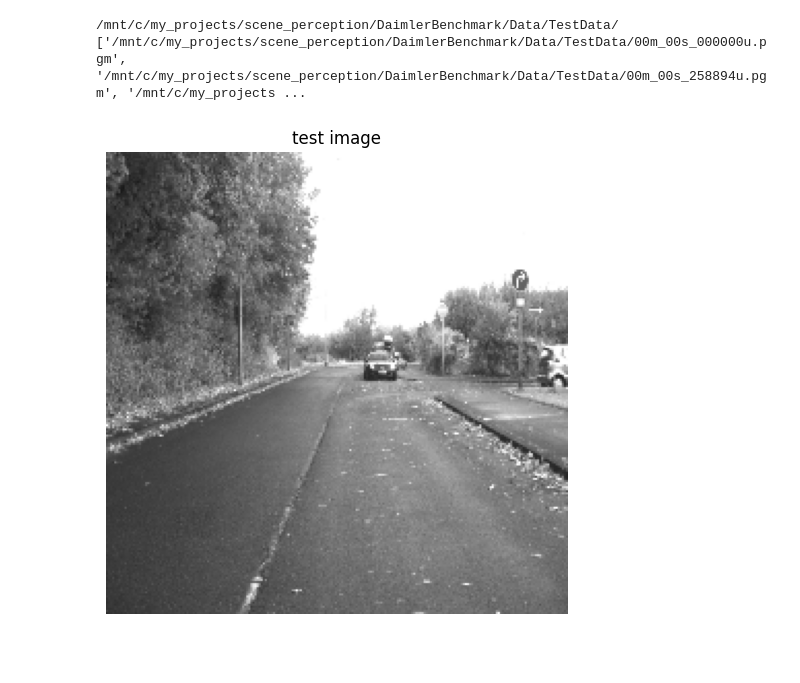
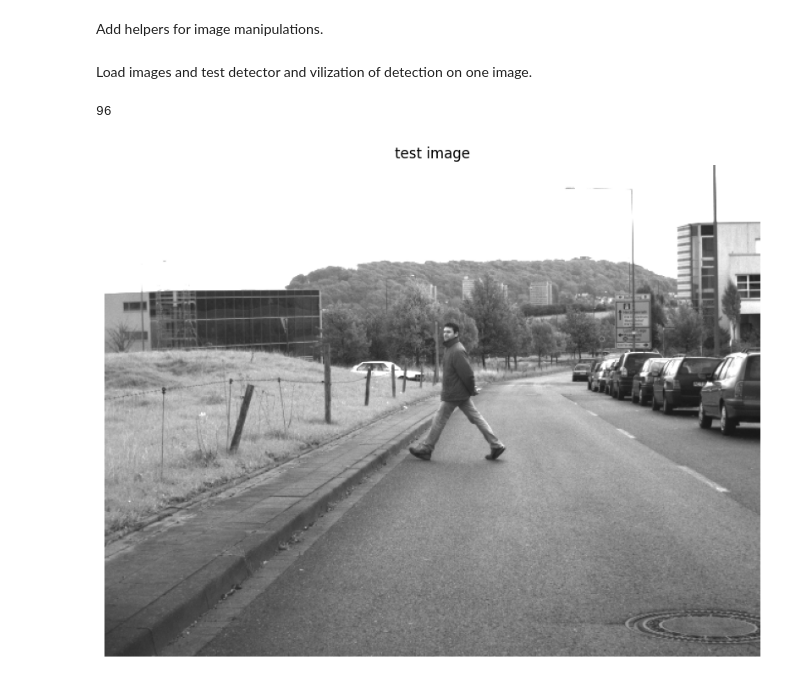
Before and after one commit to CatUnderTheLeaf/CV-stuff, a Jupyter notebook: object_detection/object_detection.ipynb, the cells around one changed output. Cells and saved outputs as stored; diff of their text form; code cells hidden in the pictures; blank space fills up the shorter version.

Commit message:
updated object detection with ssd-mobilenet-v2

```diff
--- a/object_detection/object_detection.ipynb
+++ b/object_detection/object_detection.ipynb
@@ -3,0 +91,2 @@ import tensorflow_hub as hub
+# %% [markdown]
+Add helpers for image manipulations.
@@ -4,36 +140,16 @@ import tensorflow_hub as hub
+# %% [markdown]
+Load images and test detector and vilization of detection on one image.
 # %%
-import os
-import glob
-import matplotlib.pyplot as plt
-import numpy as np
-
+# select only chunk of data
 testDataPath = os.path.dirname(os.getcwd()) + "/DaimlerBenchmark/Data/TestData/"
-print(testDataPath)
-
-# select only chunk of data
-filenamesList = glob.glob(testDataPath+'00m_0*.pgm')
-print(filenamesList)
+filenamesList = glob.glob(testDataPath+'00m_2*.pgm')
+print(len(filenamesList))
 # %% [output]
-/mnt/c/my_projects/scene_perception/DaimlerBenchmark/Data/TestData/
-['/mnt/c/my_projects/scene_perception/DaimlerBenchmark/Data/TestData/00m_00s_000000u.pgm', '/mnt/c/my_projects/scene_perception/DaimlerBenchmark/Data/TestData/00m_00s_258894u.pgm', '/mnt/c/my_projects ...
+96
-# %%
-# helpers
-import cv2
-
-def load(img_path, width, height):
-    image = cv2.imread(img_path)
-    image = cv2.resize(image, (width, height))
-    return image
-
-def show_image(image, title=''):
-    plt.figure(figsize=(6, 6))
-    plt.imshow(image)
-    plt.axis('off')
-    plt.title(title)
-    plt.show()
 # %%
-h=w=224
-image = load(filenamesList[-1],w,h)
+# load one image
+%matplotlib inline
+image = load(filenamesList[50])
 show_image(image, 'test image')
 # %% [output]
-[figure, old version]
+[figure, new version]
```
Also changed, not shown: parts of 22 cells of this notebook, 1 other file.
